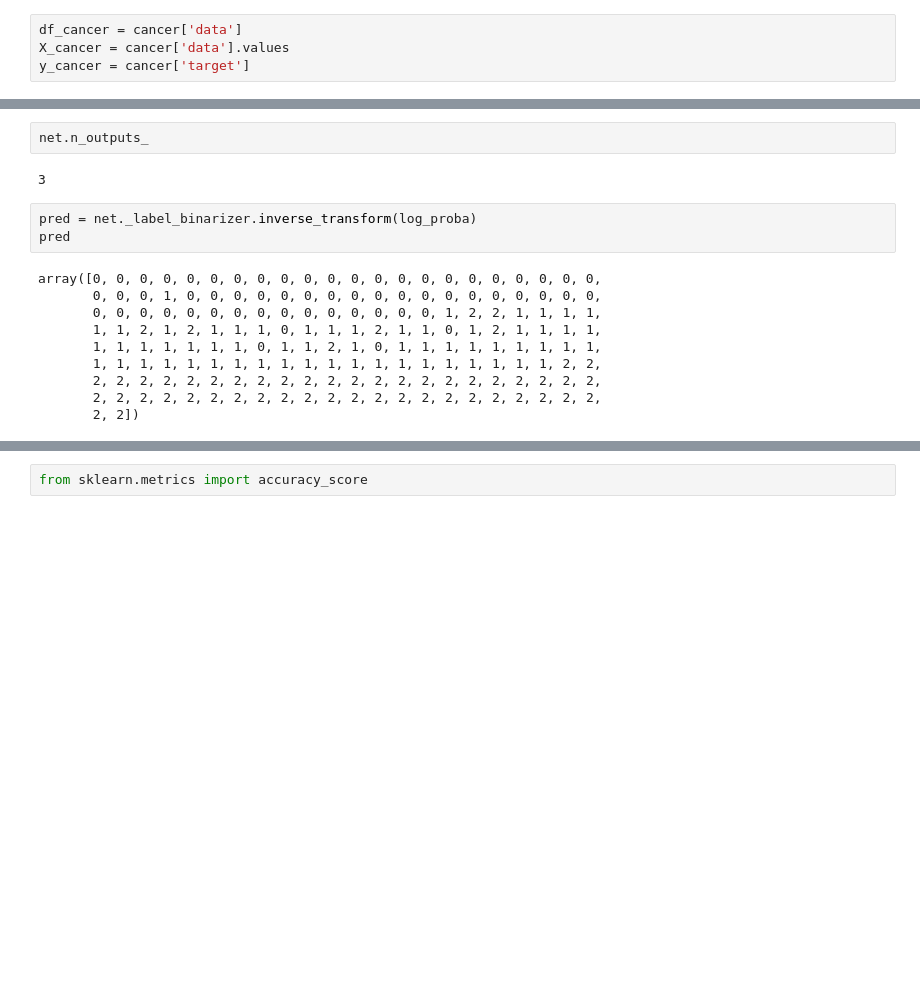
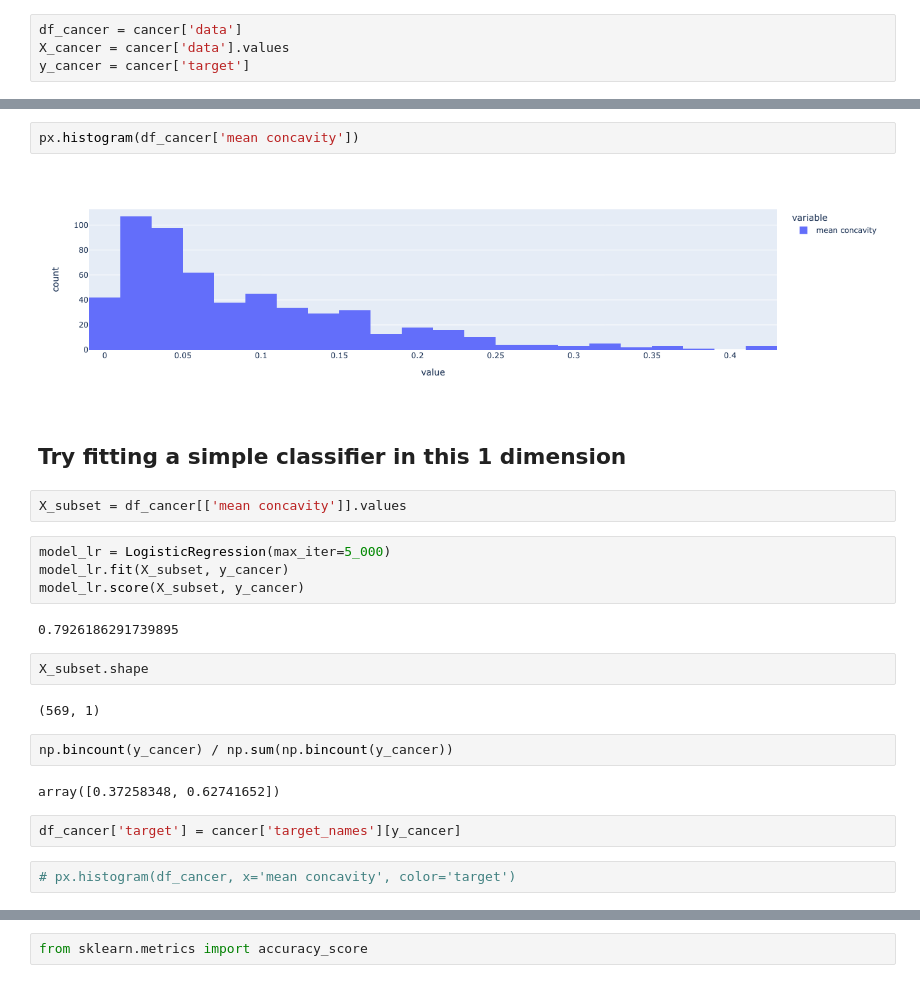
Before and after one commit to PythonCharmers/maxentropy, a Jupyter notebook: notebooks/Ideas - improving a classification model.ipynb, the cells around one changed output, grey strips where cells are left out. Drawn from its saved outputs; the diff is of its cells as text; blank space fills up the shorter version.

```diff
--- a/notebooks/Ideas - improving a classification model.ipynb
+++ b/notebooks/Ideas - improving a classification model.ipynb
@@ -437,17 +47,26 @@ array([[0.36623087, 0.29668391, 0.33708522],
-# %%
-net.n_outputs_
-# %% [output]
-3
-# %%
-pred = net._label_binarizer.inverse_transform(log_proba)
-pred
-# %% [output]
-array([0, 0, 0, 0, 0, 0, 0, 0, 0, 0, 0, 0, 0, 0, 0, 0, 0, 0, 0, 0, 0, 0,
-       0, 0, 0, 1, 0, 0, 0, 0, 0, 0, 0, 0, 0, 0, 0, 0, 0, 0, 0, 0, 0, 0,
-       0, 0, 0, 0, 0, 0, 0, 0, 0, 0, 0, 0, 0, 0, 0, 1, 2, 2, 1, 1, 1, 1,
-       1, 1, 2, 1, 2, 1, 1, 1, 0, 1, 1, 1, 2, 1, 1, 0, 1, 2, 1, 1, 1, 1,
-       1, 1, 1, 1, 1, 1, 1, 0, 1, 1, 2, 1, 0, 1, 1, 1, 1, 1, 1, 1, 1, 1,
-       1, 1, 1, 1, 1, 1, 1, 1, 1, 1, 1, 1, 1, 1, 1, 1, 1, 1, 1, 1, 2, 2,
-       2, 2, 2, 2, 2, 2, 2, 2, 2, 2, 2, 2, 2, 2, 2, 2, 2, 2, 2, 2, 2, 2,
-       2, 2, 2, 2, 2, 2, 2, 2, 2, 2, 2, 2, 2, 2, 2, 2, 2, 2, 2, 2, 2, 2,
-       2, 2])
+# %%
+px.histogram(df_cancer['mean concavity'])
+# %% [output]
+[figure, added]
+# %% [markdown]
+## Try fitting a simple classifier in this 1 dimension
+# %%
+X_subset = df_cancer[['mean concavity']].values
+# %%
+model_lr = LogisticRegression(max_iter=5_000)
+model_lr.fit(X_subset, y_cancer)
+model_lr.score(X_subset, y_cancer)
+# %% [output]
+0.7926186291739895
+# %%
+X_subset.shape
+# %% [output]
+(569, 1)
+# %%
+np.bincount(y_cancer) / np.sum(np.bincount(y_cancer))
+# %% [output]
+array([0.37258348, 0.62741652])
+# %%
+df_cancer['target'] = cancer['target_names'][y_cancer]
+# %%
+# px.histogram(df_cancer, x='mean concavity', color='target')
```
Also changed, not shown: parts of 174 cells of this notebook, 3 other files.
